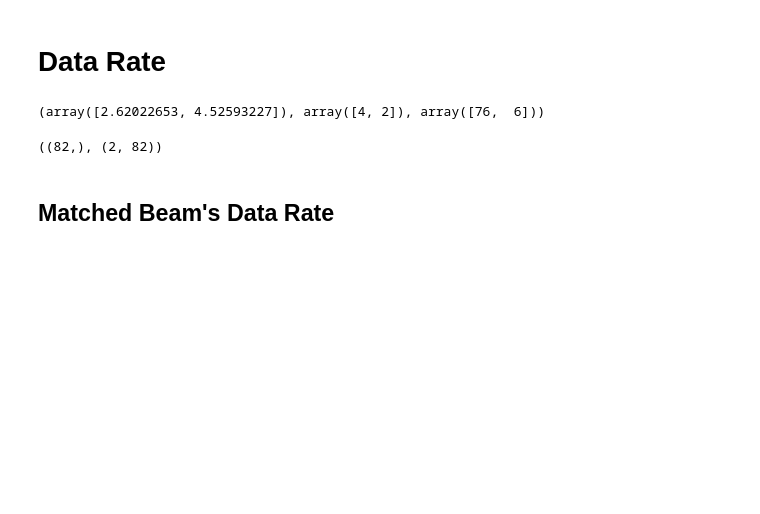
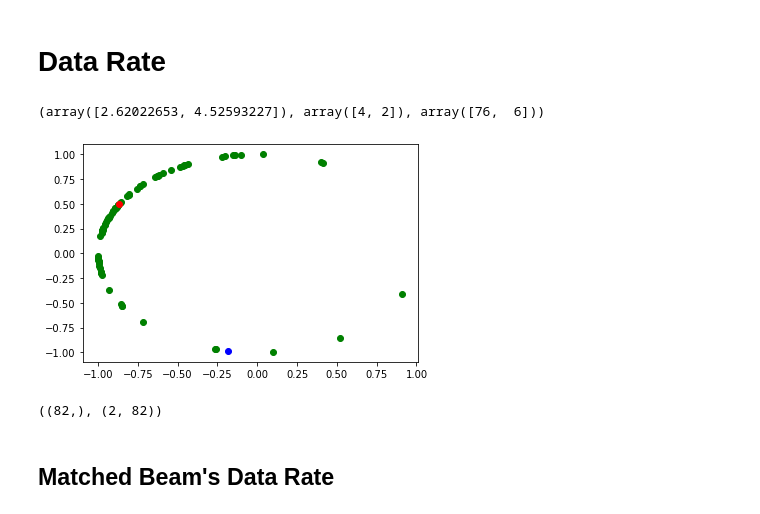
Before and after one commit to HaoxinSEU/SSP_beamforming, a Jupyter notebook: Simulation.ipynb, the cells around one changed output. Cells and saved outputs as stored; diff of their text form; code cells hidden in the pictures; blank space fills up the shorter version.

```diff
--- a/Simulation.ipynb
+++ b/Simulation.ipynb
@@ -138,12 +138,15 @@ mu,kappa,number_users
 # %%
 users=[]
 for i in range(n):
     s=np.random.vonmises(mu[i], kappa[i], number_users[i])
     users.append(s)
 users=np.hstack(users)
 r=np.array([np.cos(users),np.sin(users)])
+plt.plot(r[0],r[1],'go', np.cos(mu[0]),np.sin(mu[0]),'ro',np.cos(mu[1]),np.sin(mu[1]),'bo')
+plt.show()
 users.shape,r.shape
 # %% [output]
+[figure, added]
 ((82,), (2, 82))
 # %% [markdown]
 ## Matched Beam's Data Rate
```
